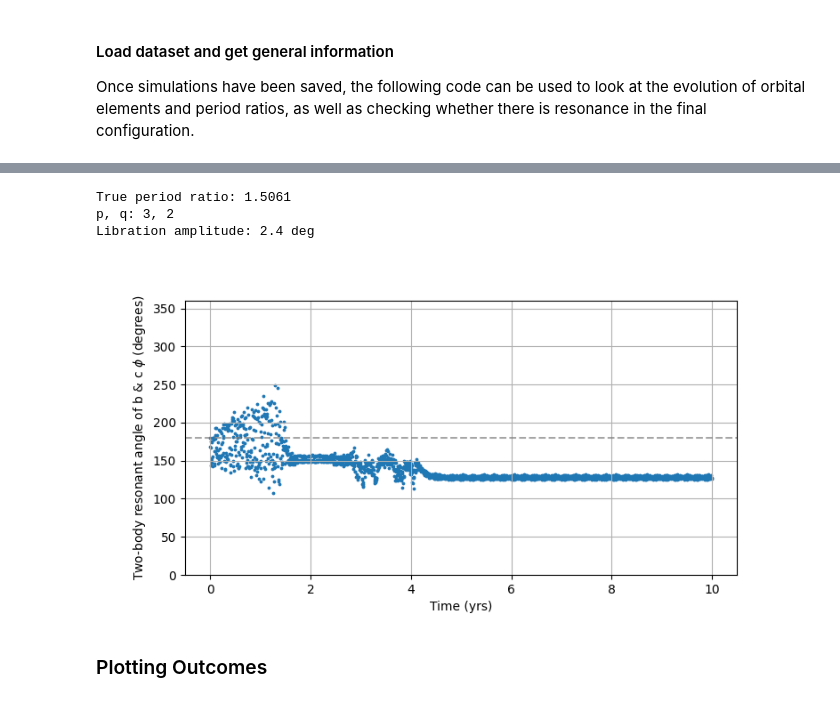
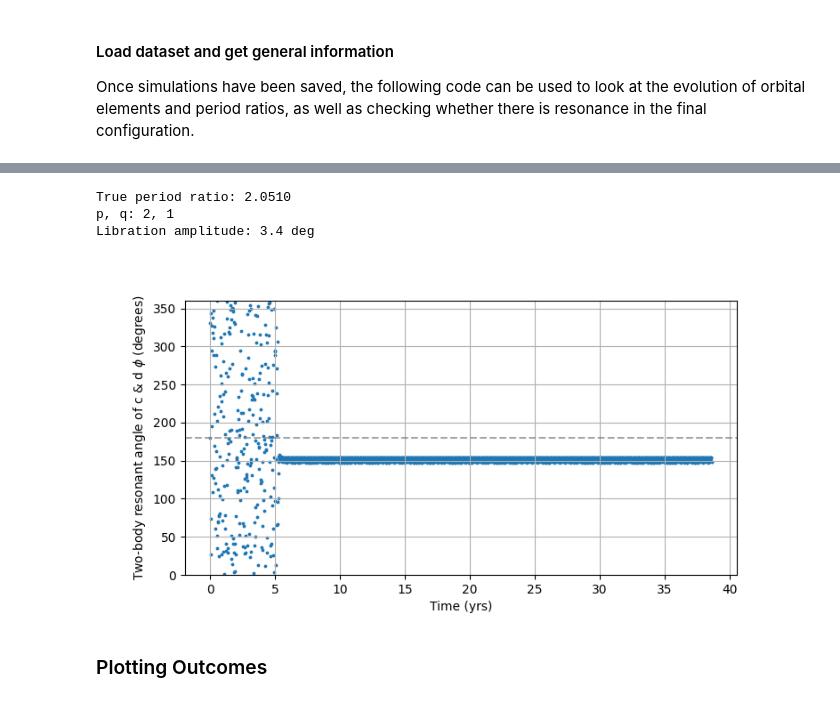
Before and after one commit to dchen10Git/uchi-exoplanets-2025, a Jupyter notebook: analyze_sims_huang.ipynb, the cells around one changed output, grey strips where cells are left out. Cells and saved outputs as stored; diff of their text form; code cells hidden in the pictures.

```diff
--- a/analyze_sims_huang.ipynb
+++ b/analyze_sims_huang.ipynb
@@ -88,11 +88,11 @@ C_e = 0.0898
 # %%
-mmr_id.plot_libration(m_star, planets['b'], planets['c'])
+mmr_id.plot_libration(m_star, planets['c'], planets['d'])
 # mmr_id.plot_libration(m_star, planets['b'], planets['c'], planets['d'])
 # %% [output]
-True period ratio: 1.5061
-p, q: 3, 2
-Libration amplitude: 2.4 deg
+True period ratio: 2.0510
+p, q: 2, 1
+Libration amplitude: 3.4 deg
-[figure, old version]
+[figure, new version]
 # %% [markdown]
 ### Plotting Outcomes
 # %% [markdown]
```
Also changed, not shown: parts of 3 cells of this notebook, 1 other file.
